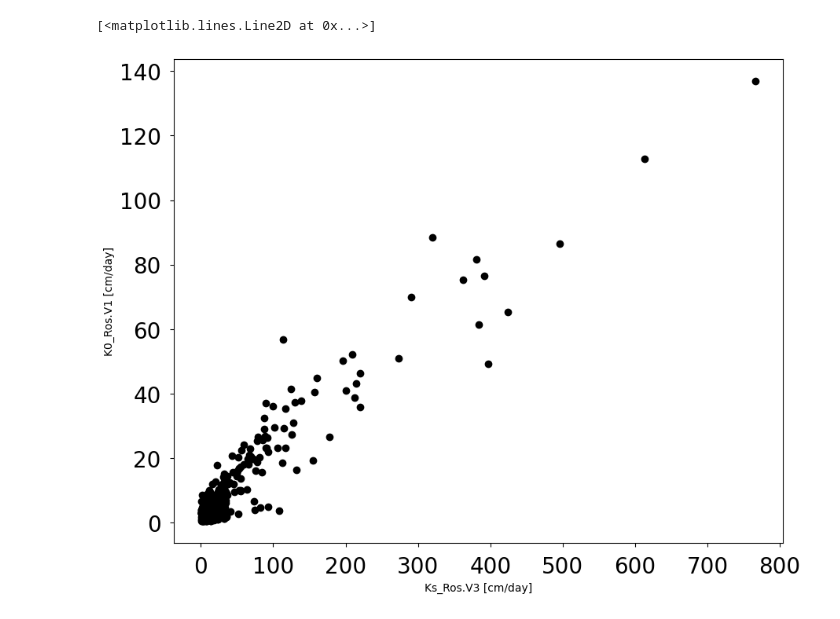
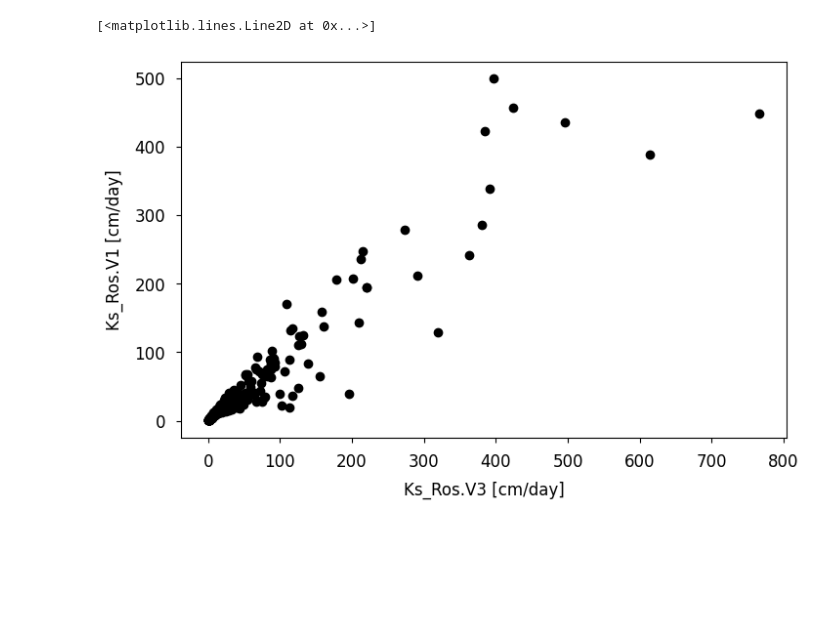
Before and after one commit to MarkBarbadillo/Rosetta-Soilhydraulicconductivity, a Jupyter notebook: GWP files/Mark.ipynb, the cells around one changed output. Drawn from its saved outputs; the diff is of its cells as text; code cells hidden in the pictures; blank space fills up the shorter version.

```diff
--- a/GWP files/Mark.ipynb
+++ b/GWP files/Mark.ipynb
@@ -161,15 +185,13 @@ plt.plot(K3, K1, 'ok')
 # %%
-#Plotting of data
-#Plotting K0 from Rosetta V1 versus Ks from Rosetta V3
-
+#Plotting Ks values from Rosetta versions 1 and 3
 import matplotlib.pyplot as plt
 
-fig = plt.figure(figsize=(10,8))
-plt.xlabel('Ks_Ros.V3 [cm/day]')
-plt.ylabel('K0_Ros.V1 [cm/day]')
-plt.tick_params(axis='both', which='major', labelsize=20,pad=8)
-plt.tick_params(axis='both', which='minor', labelsize=20,pad=8)
-plt.plot(Ks_3, K0, 'ok')
+fig = plt.figure(figsize=(8,5))
+plt.xlabel('Ks_Ros.V3 [cm/day]', fontsize=12, labelpad=8)
+plt.ylabel('Ks_Ros.V1 [cm/day]', fontsize=12, labelpad=8)
+plt.tick_params(axis='both', which='major', labelsize=12,pad=8)
+plt.tick_params(axis='both', which='minor', labelsize=12,pad=8)
+plt.plot(Ks_3, Ks_1, 'ok')
 # %% [output]
 [<matplotlib.lines.Line2D at 0x...>]
-[figure, old version]
+[figure, new version]
```
Also changed, not shown: parts of 6 cells of this notebook.
